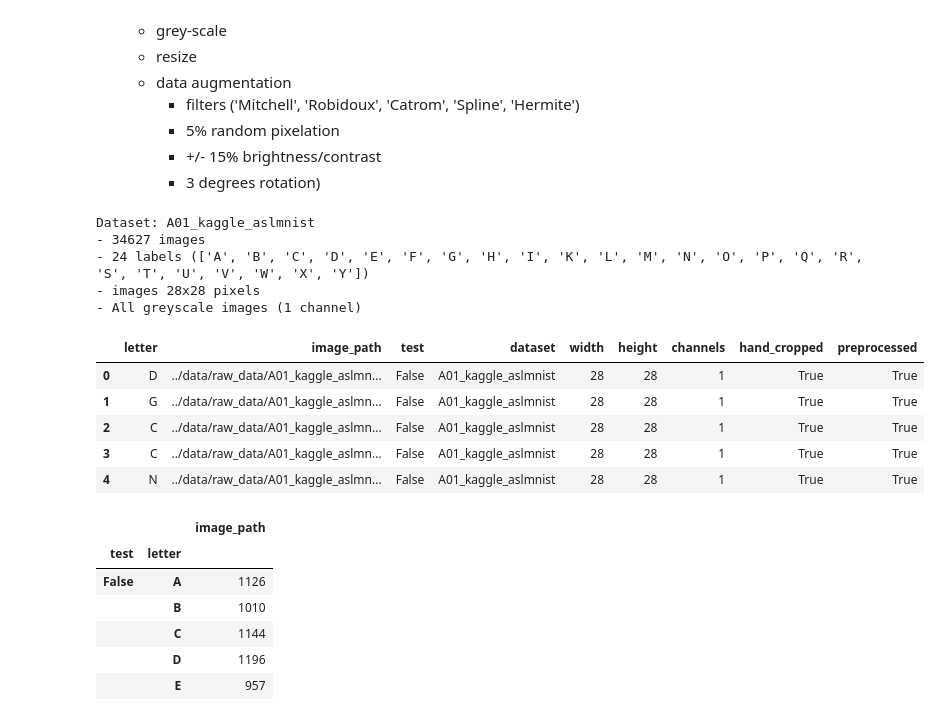
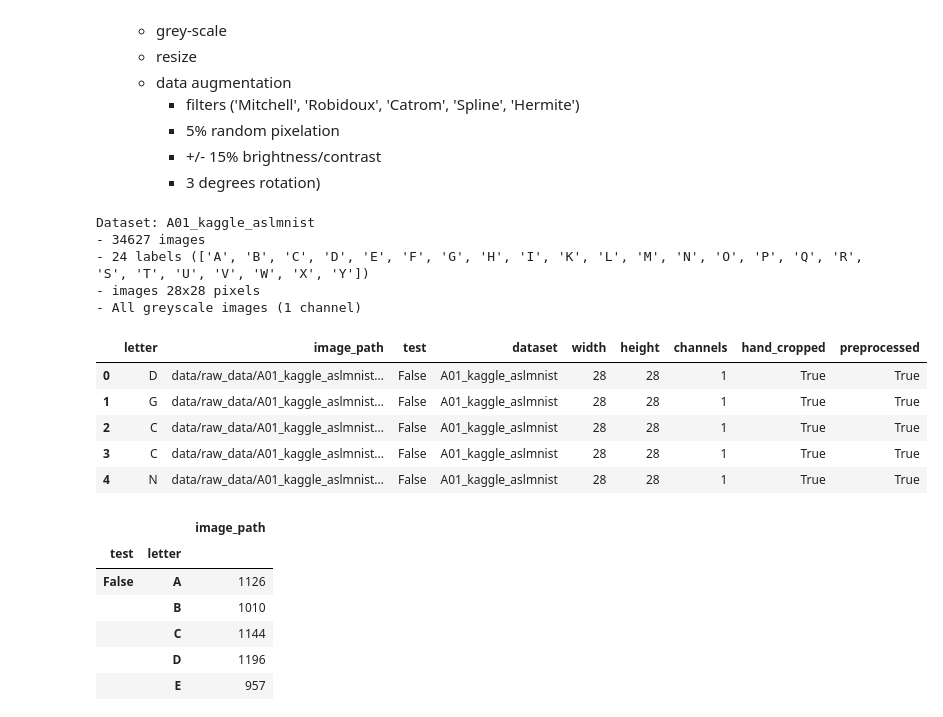
Before and after one commit to notFonz/HandSpell, a Jupyter notebook: notebooks/dpessoa_dataset_explorer.ipynb, the cells around one changed output. Cells and saved outputs as stored; diff of their text form; code cells hidden in the pictures.

```diff
--- a/notebooks/dpessoa_dataset_explorer.ipynb
+++ b/notebooks/dpessoa_dataset_explorer.ipynb
@@ -34,23 +110,26 @@ from handspell.data_exploration import *
     - +/- 15% brightness/contrast
     - 3 degrees rotation)
 # %%
-infos_df, dataset_path = get_a01_dataset_infos()
+a01_infos_path = "data/raw_data/A01_kaggle_aslmnist/dataset_infos.csv"
+infos_df = pd.read_csv("../" + a01_infos_path, index_col=0)
 
 print_dataset_infos(infos_df)
 
+# plot_example_images(infos_df, path_prefix="../")
+
 infos_df.head()
 # %% [output]
 Dataset: A01_kaggle_aslmnist
 - 34627 images
 - 24 labels (['A', 'B', 'C', 'D', 'E', 'F', 'G', 'H', 'I', 'K', 'L', 'M', 'N', 'O', 'P', 'Q', 'R', 'S', 'T', 'U', 'V', 'W', 'X', 'Y'])
 - images 28x28 pixels
 - All greyscale images (1 channel)
 |  | letter | image_path | test | dataset | width | height | channels | hand_cropped | preprocessed |
-| 0 | D | ../data/raw_data/A01_kaggle_aslmn... | False | A01_kaggle_aslmnist | 28 | 28 | 1 | True | True |
-| 1 | G | ../data/raw_data/A01_kaggle_aslmn... | False | A01_kaggle_aslmnist | 28 | 28 | 1 | True | True |
-| 2 | C | ../data/raw_data/A01_kaggle_aslmn... | False | A01_kaggle_aslmnist | 28 | 28 | 1 | True | True |
-| 3 | C | ../data/raw_data/A01_kaggle_aslmn... | False | A01_kaggle_aslmnist | 28 | 28 | 1 | True | True |
-| 4 | N | ../data/raw_data/A01_kaggle_aslmn... | False | A01_kaggle_aslmnist | 28 | 28 | 1 | True | True |
+| 0 | D | data/raw_data/A01_kaggle_aslmnist... | False | A01_kaggle_aslmnist | 28 | 28 | 1 | True | True |
+| 1 | G | data/raw_data/A01_kaggle_aslmnist... | False | A01_kaggle_aslmnist | 28 | 28 | 1 | True | True |
+| 2 | C | data/raw_data/A01_kaggle_aslmnist... | False | A01_kaggle_aslmnist | 28 | 28 | 1 | True | True |
+| 3 | C | data/raw_data/A01_kaggle_aslmnist... | False | A01_kaggle_aslmnist | 28 | 28 | 1 | True | True |
+| 4 | N | data/raw_data/A01_kaggle_aslmnist... | False | A01_kaggle_aslmnist | 28 | 28 | 1 | True | True |
 # %%
 # Count number of images per letter
 # No J, no Z
```
Also changed, not shown: parts of 14 cells of this notebook, 2 other files.
